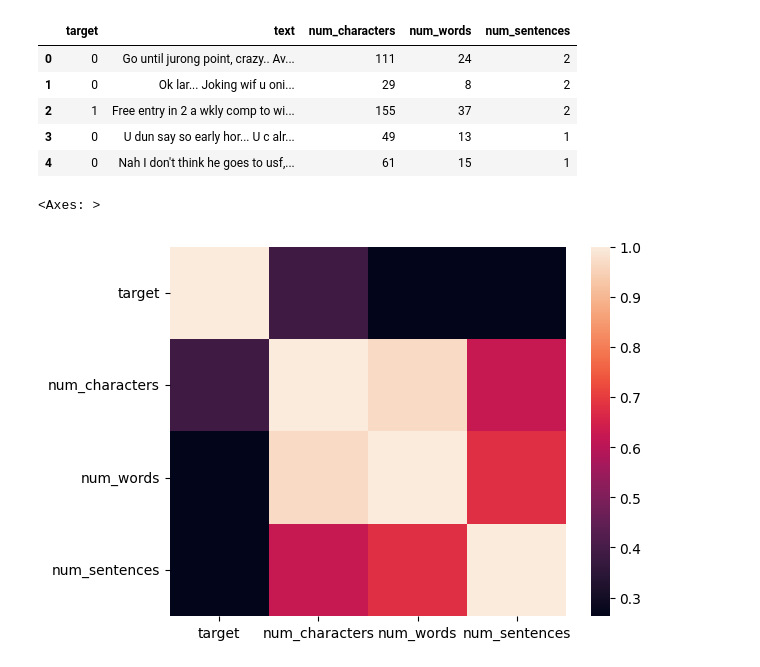
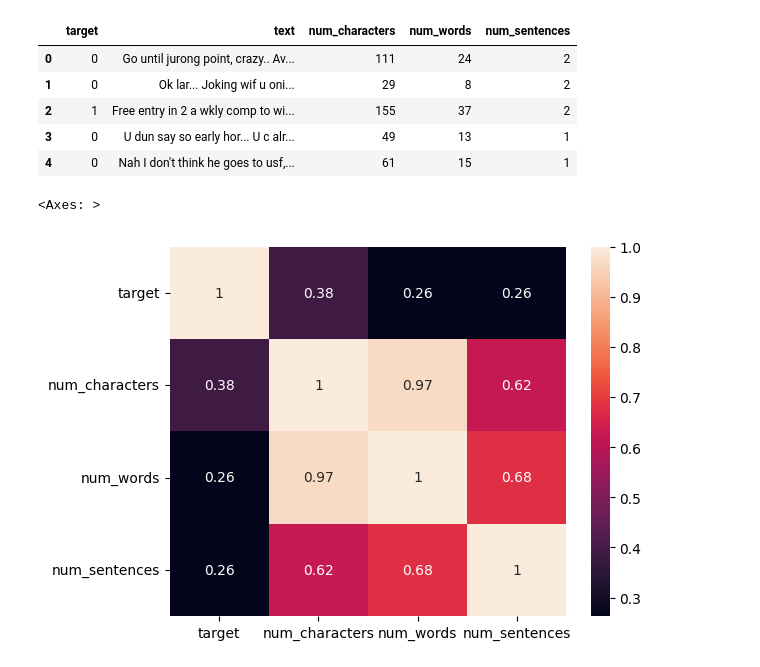
Before and after one commit to RaunakSachdeva2004/Email-Spam-Classifier-2, a Jupyter notebook: spamdetection.ipynb, the cells around one changed output. Saved outputs shown, nothing was run; the diff lists cells and outputs as text; code cells hidden in the pictures.

```diff
--- a/spamdetection.ipynb
+++ b/spamdetection.ipynb
@@ -266,7 +269,8 @@ df.head()
 # %%
 numerical_df = df[['target', 'num_characters', 'num_words', 'num_sentences']]
 
-sns.heatmap(numerical_df.corr())
+sns.heatmap(numerical_df.corr(),annot=True)
+# we will use num characters column
 # %% [output]
 <Axes: >
-[figure, old version]
+[figure, new version]
```
Also changed, not shown: parts of 20 cells of this notebook.
